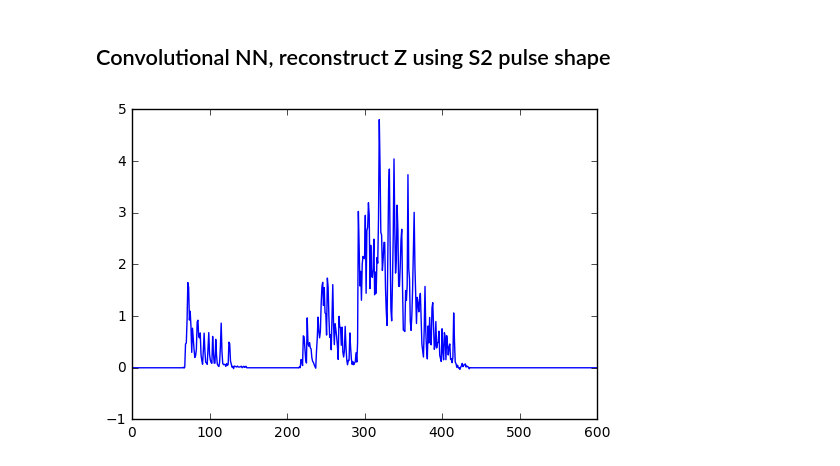
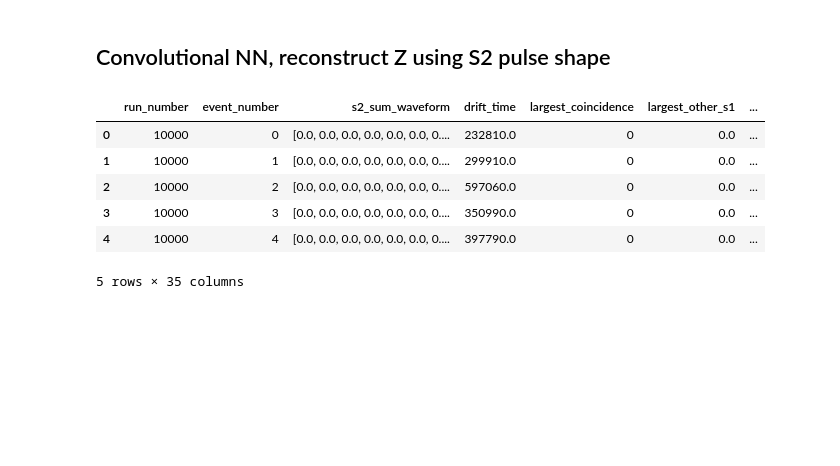
Before and after one commit to weiyuehuan/Tensorflow, a Jupyter notebook: tensorflow_nn_xe1t_posrec.ipynb, the cells around one changed output. Drawn from its saved outputs; the diff is of its cells as text; code cells hidden in the pictures; blank space fills up the shorter version.

```diff
--- a/tensorflow_nn_xe1t_posrec.ipynb
+++ b/tensorflow_nn_xe1t_posrec.ipynb
@@ -17,6 +18,0 @@ import pandas as pd
-# %%
-### Loading FAX simulated data frames
-path = '/Users/feigao/analysis/xe1t/tensorflow/data/'
-df_1 = pickle.load(open(path+'pos_df_2e5_training.pkl','rb'))
-df_2 = pickle.load(open(path+'pos_df_7e5_training.pkl','rb'))
-df = pd.concat([df_1,df_2])
@@ -160,5 +171,11 @@ df = df[df.s2>0]
-# %%
-plt.plot(range(len(df.s2_sum_waveform.values[2])),df.s2_sum_waveform.values[2])
-plt.show()
-# %% [output]
-[figure, removed]
+# %%
+df_s2 = df_s2[df_s2.s2>0]
+df_s2.head(5)
+# %% [output]
+|  | run_number | event_number | s2_sum_waveform | drift_time | largest_coincidence | largest_other_s1 | ... |
+| 0 | 10000 | 0 | [0.0, 0.0, 0.0, 0.0, 0.0, 0.0, 0.... | 232810.0 | 0 | 0.0 | ... |
+| 1 | 10000 | 1 | [0.0, 0.0, 0.0, 0.0, 0.0, 0.0, 0.... | 299910.0 | 0 | 0.0 | ... |
+| 2 | 10000 | 2 | [0.0, 0.0, 0.0, 0.0, 0.0, 0.0, 0.... | 597060.0 | 0 | 0.0 | ... |
+| 3 | 10000 | 3 | [0.0, 0.0, 0.0, 0.0, 0.0, 0.0, 0.... | 350990.0 | 0 | 0.0 | ... |
+| 4 | 10000 | 4 | [0.0, 0.0, 0.0, 0.0, 0.0, 0.0, 0.... | 397790.0 | 0 | 0.0 | ... |
+5 rows × 35 columns
```
Also changed, not shown: parts of 34 cells of this notebook, 4 other files.
